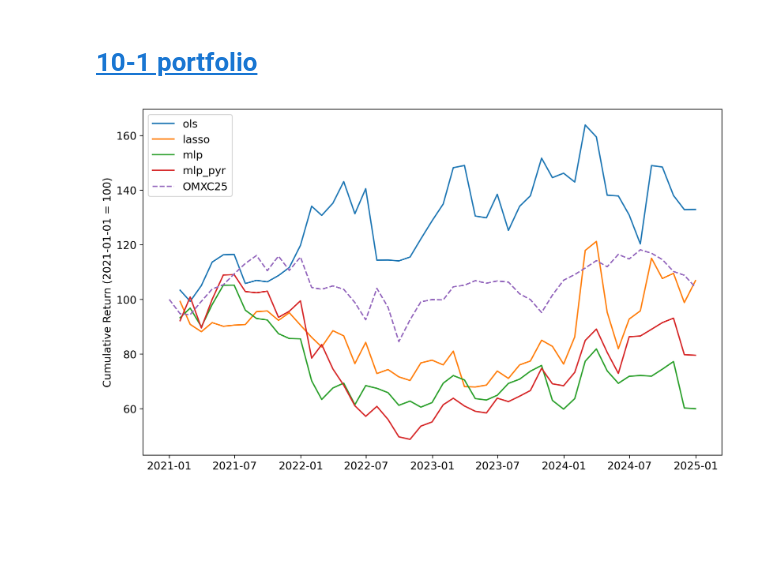
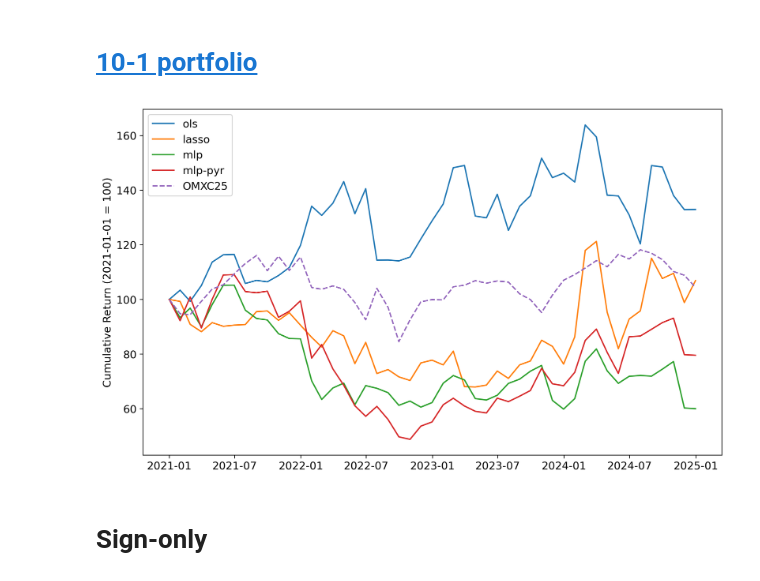
Before and after one commit to johanoelgaard/MastersThesis, a Jupyter notebook: trading johan.ipynb, the cells around one changed output. Drawn from its saved outputs; the diff is of its cells as text; code cells hidden in the pictures; blank space fills up the shorter version.

```diff
--- a/trading johan.ipynb
+++ b/trading johan.ipynb
@@ -35,6 +35,7 @@ plt.rcParams.update({'font.size': 12, 'figure.figsize': (10, 4), 'figure.dpi': 3
 # %%
 preds = pd.read_csv('data/predictions.csv')
 preds.rename(columns={'Unnamed: 0': 'index_original'}, inplace=True)
+preds.columns = preds.columns.str.lower()
 preds['timestamp'] = pd.to_datetime(preds['timestamp']) + pd.offsets.MonthEnd(1) # add one month as the target is the prediction for the next month
 preds['y_true_full'] = preds['y_true'] + ((1+preds['discount'])**(1/12)-1) # add back the short rate to get the true return
 data_raw = pd.read_csv('data/data.csv')
@@ -66,27 +67,27 @@ df = df[df['in_c25'] == True]
 # <a id='toc4_'></a>[10-1 portfolio](#toc0_)
 # %%
 # create deciles
-df['decile_ols'] = df.groupby(['timestamp'])['OLS'].transform(deciles)
-df['decile_mlp'] = df.groupby(['timestamp'])['MLP'].transform(deciles)
-df['decile_lasso'] = df.groupby(['timestamp'])['LASSO'].transform(deciles)
-df['decile_mlp-pyr'] = df.groupby(['timestamp'])['MLP-Pyr'].transform(deciles)
+df['decile_ols'] = df.groupby(['timestamp'])['ols'].transform(deciles)
+df['decile_lasso'] = df.groupby(['timestamp'])['lasso'].transform(deciles)
+df['decile_mlp'] = df.groupby(['timestamp'])['mlp'].transform(deciles)
+df['decile_mlp-pyr'] = df.groupby(['timestamp'])['mlp-pyr'].transform(deciles)
 df['decile_naive'] = 9
 # %%
 # calculate portfolio returns
 df.sort_values(by=['timestamp'])
-all = pd.DataFrame()
+port_10_1 = pd.DataFrame()
 models = {
     'ols':      'decile_ols',
     'lasso':    'decile_lasso',
     'mlp':      'decile_mlp',
-    'mlp_pyr':  'decile_mlp-pyr'
+    'mlp-pyr':  'decile_mlp-pyr'
 }
 
 tmp_dfs = {}
 
 for model, decile in models.items():
     tmp = df.copy(deep=True)
-    tmp = tmp[['timestamp', 'ticker', decile, 'y_true']]
+    tmp = tmp[['timestamp', 'ticker', decile, 'y_true_full']]
 
     tmp['action'] = np.where(tmp[decile] == 0, -1, np.where(tmp[decile] == 9, 1, 0))
 
@@ -97,8 +98,13 @@ for model, decile in models.items():
     tmp['n_short'] = tmp.groupby('timestamp')['n_short'].transform('sum')
     tmp['n_long'] = tmp.groupby('timestamp')['n_long'].transform('sum')
 
-    tmp[f'{model}_return'] = np.where(tmp['action'] == 1, tmp['y_true']/tmp['n_long'],
-                            np.where(tmp['action'] == -1, - tmp['y_true']/tmp['n_short'], 0))
+    tmp[f'{model}_return'] = np.where(tmp['action'] == 1, tmp['y_true_full']/tmp['n_long'],
+                            np.where(tmp['action'] == -1, - tmp['y_true_full']/tmp['n_short'], 0))
+
+    # pure one-way long/short portfolio
+    # tmp[f'{model}_return'] = np.where(tmp['action'] == 1, tmp['y_true_full']/tmp['n_long'],0)
+    # tmp[f'{model}_return'] = np.where(tmp['action'] == -1, - tmp['y_true_full']/tmp['n_long'],0)
+
 
     tmp_df = tmp.copy(deep=True)
     # drop rows with action == 0
@@ -110,24 +116,25 @@ for model, decile in models.items():
     tmp[f'{model}_return_cum'] = tmp[f'{model}_return'].cumprod() * 100
     tmp[f'{model}_return'] = tmp[f'{model}_return'] - 1
 
-    all = pd.concat([all, tmp], axis=1)
-all = all.loc[:, ~all.columns.duplicated()]
-# add row for 2021-01-01 at the beginning with 100
-# all.loc[-1] = [pd.Timestamp('2021-01-01'), 0, 100, 0, 100, 0, 100, 0, 100]
-all = all.sort_index().reset_index(drop=True)
+    port_10_1 = pd.concat([port_10_1, tmp], axis=1)
+port_10_1 = port_10_1.loc[:, ~port_10_1.columns.duplicated()]
+port_10_1.loc[-1] = [pd.Timestamp('2021-01-01'), 0, 100, 0, 100, 0, 100, 0, 100]
+port_10_1 = port_10_1.sort_index().reset_index(drop=True)
 # %%
 # plotting
 plt.figure(figsize=(10, 6))
 for model in models.keys():
-    plt.plot(all['timestamp'], all[f'{model}_return_cum'], label=model)
+    plt.plot(port_10_1['timestamp'], port_10_1[f'{model}_return_cum'], label=model)
 plt.plot(omxc25_price['timestamp'], omxc25_price['rebased'], label='OMXC25', linestyle='--')
 # plt.plot(omxcb_price['timestamp'], omxcb_price['rebased'], label='OMXCB', linestyle='--')
 # plt.title('Cumulative Returns by Model')
 # plt.xlabel('Timestamp')
 plt.ylabel('Cumulative Return (2021-01-01 = 100)')
 plt.legend()
 plt.tight_layout()
 plt.show()
 plt.close()
 # %% [output]
-[figure, old version]
+[figure, new version]
+# %% [markdown]
+# Sign-only
```
Also changed, not shown: parts of 2 cells of this notebook, 24 other files.
